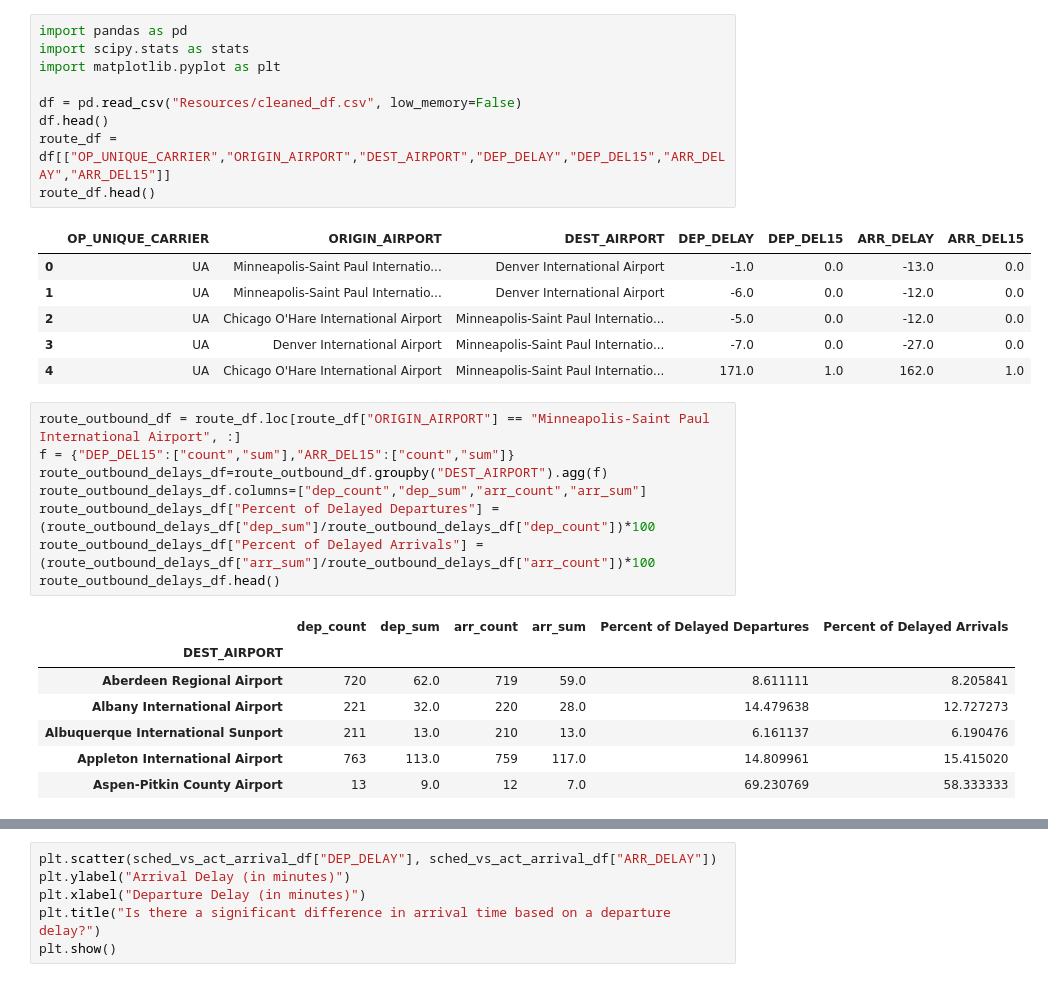
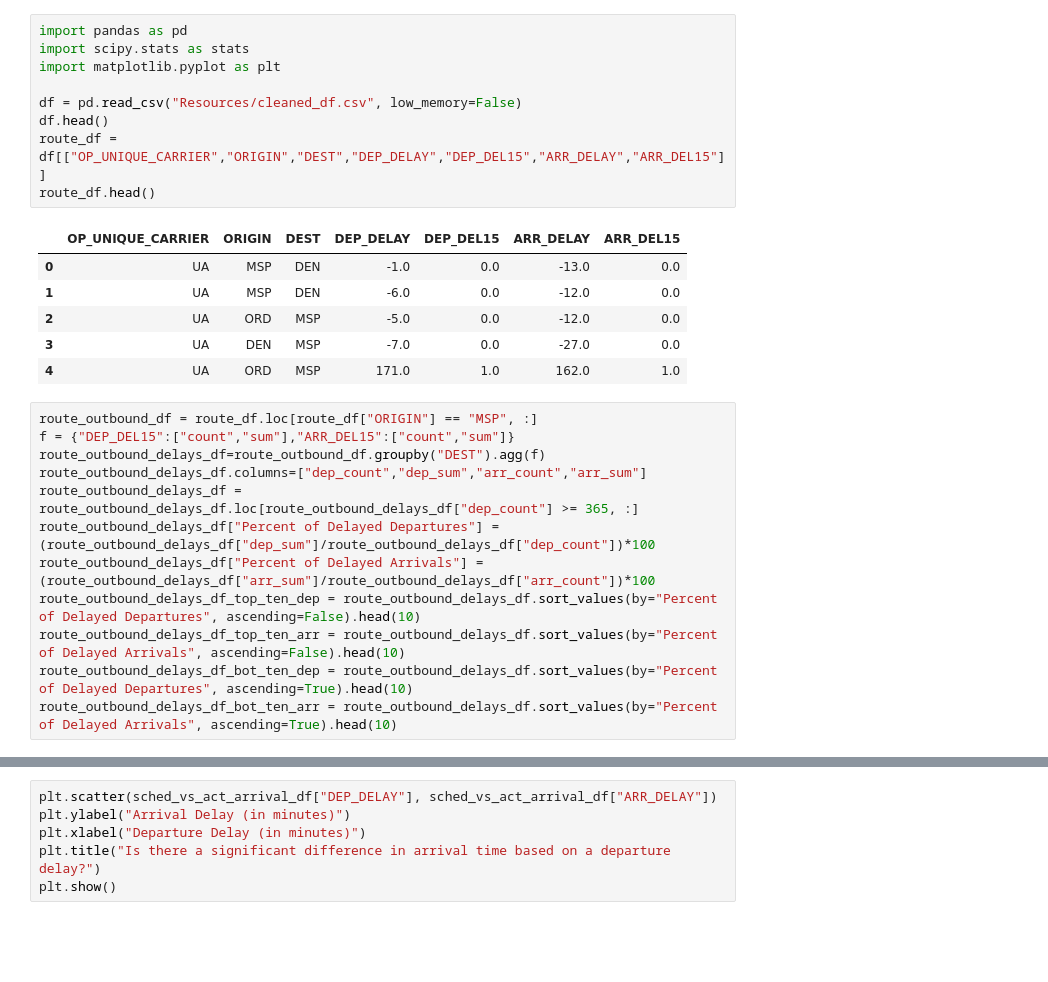
Before and after one commit to HWspam/Delorean, a Jupyter notebook: Delay_by_Airport.ipynb, the cells around one changed output, grey strips where cells are left out. Saved outputs shown, nothing was run; the diff lists cells and outputs as text; blank space fills up the shorter version.

```diff
--- a/Delay_by_Airport.ipynb
+++ b/Delay_by_Airport.ipynb
@@ -1,33 +1,29 @@
 # %%
 import pandas as pd
 import scipy.stats as stats
 import matplotlib.pyplot as plt
 
 df = pd.read_csv("Resources/cleaned_df.csv", low_memory=False)
 df.head()
-route_df = df[["OP_UNIQUE_CARRIER","ORIGIN_AIRPORT","DEST_AIRPORT","DEP_DELAY","DEP_DEL15","ARR_DELAY","ARR_DEL15"]]
+route_df = df[["OP_UNIQUE_CARRIER","ORIGIN","DEST","DEP_DELAY","DEP_DEL15","ARR_DELAY","ARR_DEL15"]]
 route_df.head()
 # %% [output]
-|  | OP_UNIQUE_CARRIER | ORIGIN_AIRPORT | DEST_AIRPORT | DEP_DELAY | DEP_DEL15 | ARR_DELAY | ARR_DEL15 |
-| 0 | UA | Minneapolis-Saint Paul Internatio... | Denver International Airport | -1.0 | 0.0 | -13.0 | 0.0 |
-| 1 | UA | Minneapolis-Saint Paul Internatio... | Denver International Airport | -6.0 | 0.0 | -12.0 | 0.0 |
-| 2 | UA | Chicago O'Hare International Airport | Minneapolis-Saint Paul Internatio... | -5.0 | 0.0 | -12.0 | 0.0 |
-| 3 | UA | Denver International Airport | Minneapolis-Saint Paul Internatio... | -7.0 | 0.0 | -27.0 | 0.0 |
-| 4 | UA | Chicago O'Hare International Airport | Minneapolis-Saint Paul Internatio... | 171.0 | 1.0 | 162.0 | 1.0 |
+|  | OP_UNIQUE_CARRIER | ORIGIN | DEST | DEP_DELAY | DEP_DEL15 | ARR_DELAY | ARR_DEL15 |
+| 0 | UA | MSP | DEN | -1.0 | 0.0 | -13.0 | 0.0 |
+| 1 | UA | MSP | DEN | -6.0 | 0.0 | -12.0 | 0.0 |
+| 2 | UA | ORD | MSP | -5.0 | 0.0 | -12.0 | 0.0 |
+| 3 | UA | DEN | MSP | -7.0 | 0.0 | -27.0 | 0.0 |
+| 4 | UA | ORD | MSP | 171.0 | 1.0 | 162.0 | 1.0 |
 # %%
-route_outbound_df = route_df.loc[route_df["ORIGIN_AIRPORT"] == "Minneapolis-Saint Paul International Airport", :]
+route_outbound_df = route_df.loc[route_df["ORIGIN"] == "MSP", :]
 f = {"DEP_DEL15":["count","sum"],"ARR_DEL15":["count","sum"]}
-route_outbound_delays_df=route_outbound_df.groupby("DEST_AIRPORT").agg(f)
+route_outbound_delays_df=route_outbound_df.groupby("DEST").agg(f)
 route_outbound_delays_df.columns=["dep_count","dep_sum","arr_count","arr_sum"]
+route_outbound_delays_df = route_outbound_delays_df.loc[route_outbound_delays_df["dep_count"] >= 365, :]
 route_outbound_delays_df["Percent of Delayed Departures"] = (route_outbound_delays_df["dep_sum"]/route_outbound_delays_df["dep_count"])*100
 route_outbound_delays_df["Percent of Delayed Arrivals"] = (route_outbound_delays_df["arr_sum"]/route_outbound_delays_df["arr_count"])*100
-route_outbound_delays_df.head()
+route_outbound_delays_df_top_ten_dep = route_outbound_delays_df.sort_values(by="Percent of Delayed Departures", ascending=False).head(10)
+route_outbound_delays_df_top_ten_arr = route_outbound_delays_df.sort_values(by="Percent of Delayed Arrivals", ascending=False).head(10)
+route_outbound_delays_df_bot_ten_dep = route_outbound_delays_df.sort_values(by="Percent of Delayed Departures", ascending=True).head(10)
+route_outbound_delays_df_bot_ten_arr = route_outbound_delays_df.sort_values(by="Percent of Delayed Arrivals", ascending=True).head(10)
-# %% [output]
-|  | dep_count | dep_sum | arr_count | arr_sum | Percent of Delayed Departures | Percent of Delayed Arrivals |
-| DEST_AIRPORT |  |  |  |  |  |  |
-| Aberdeen Regional Airport | 720 | 62.0 | 719 | 59.0 | 8.611111 | 8.205841 |
-| Albany International Airport | 221 | 32.0 | 220 | 28.0 | 14.479638 | 12.727273 |
-| Albuquerque International Sunport | 211 | 13.0 | 210 | 13.0 | 6.161137 | 6.190476 |
-| Appleton International Airport | 763 | 113.0 | 759 | 117.0 | 14.809961 | 15.415020 |
-| Aspen-Pitkin County Airport | 13 | 9.0 | 12 | 7.0 | 69.230769 | 58.333333 |
 # %%
```
Also changed, not shown: parts of 4 cells of this notebook.
